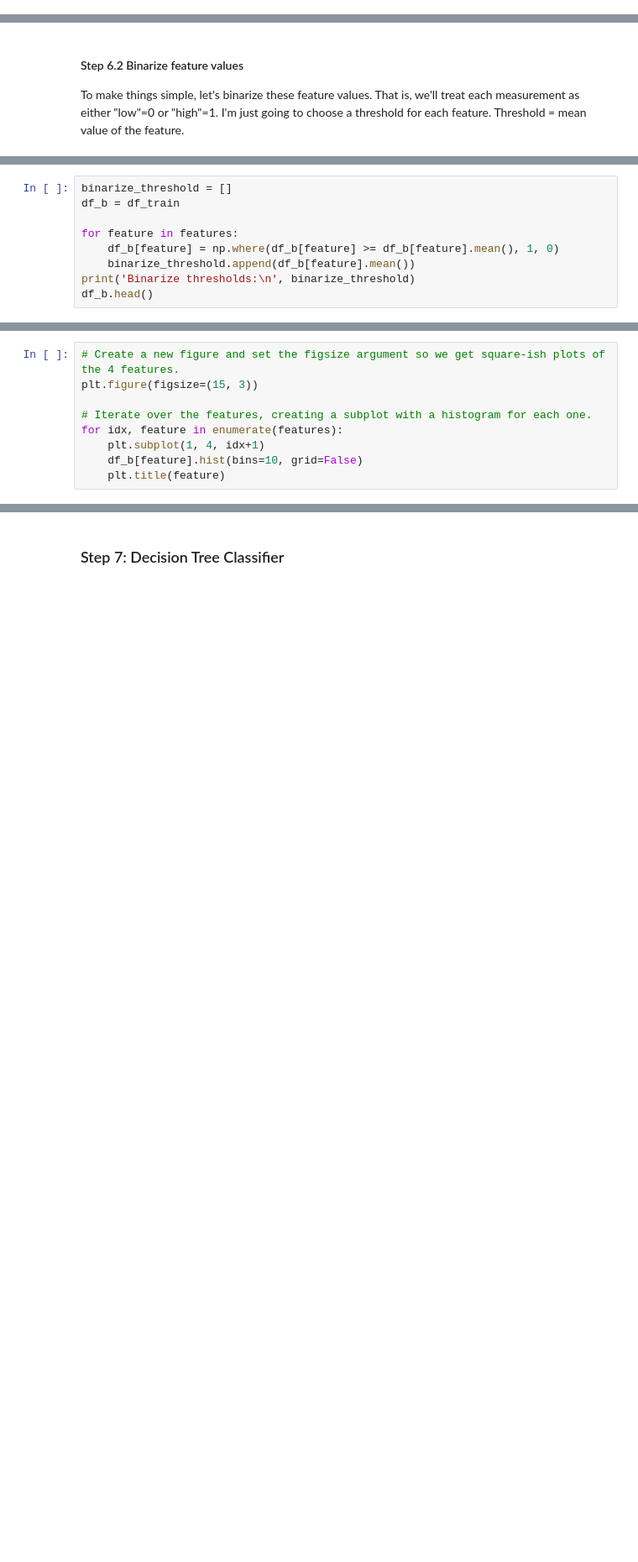
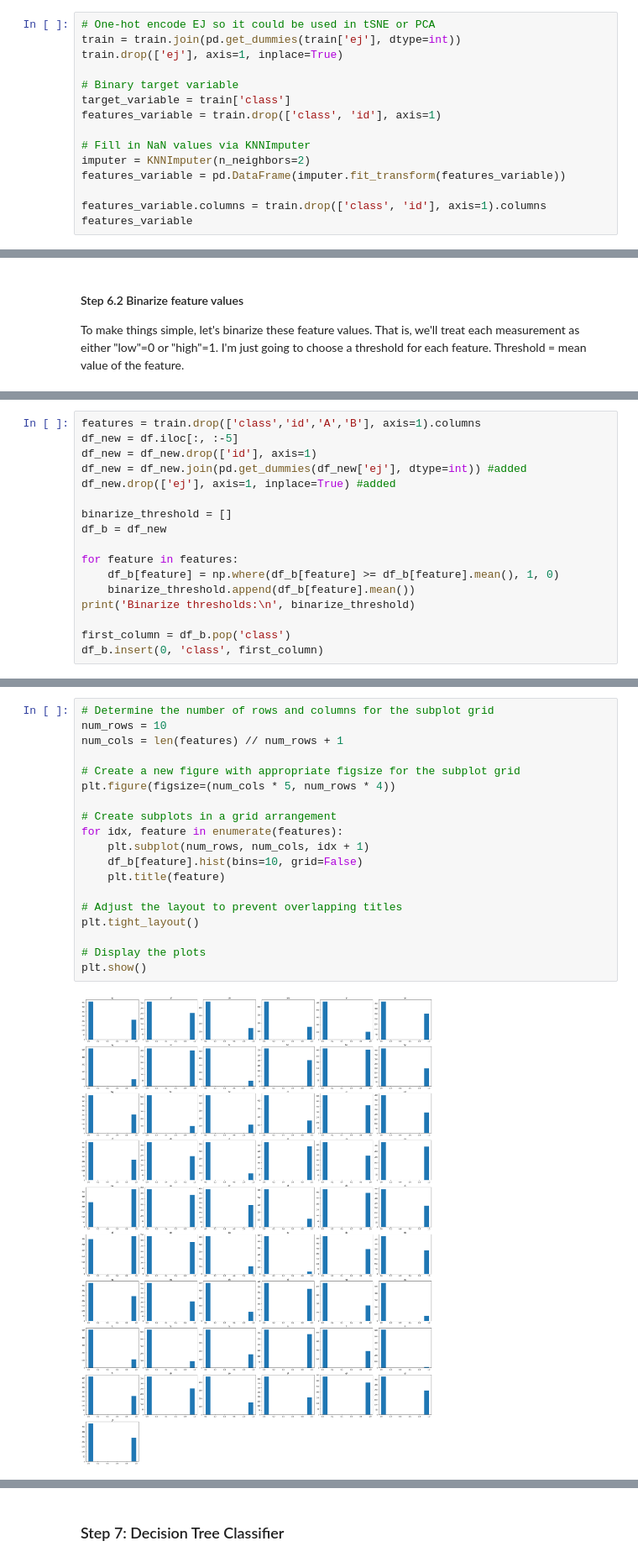
Before and after one commit to rennsport/mids-207-project, a Jupyter notebook: wip/EDA_Megan.ipynb, the cells around one changed output, grey strips where cells are left out. Shown at 84% size. Drawn from its saved outputs; the diff is of its cells as text; blank space fills up the shorter version.

```diff
--- a/wip/EDA_Megan.ipynb
+++ b/wip/EDA_Megan.ipynb
@@ -507,0 +536,15 @@ hm = heatmap(
+# %%
+# One-hot encode EJ so it could be used in tSNE or PCA
+train = train.join(pd.get_dummies(train['ej'], dtype=int))
+train.drop(['ej'], axis=1, inplace=True)
+
+# Binary target variable
+target_variable = train['class']
+features_variable = train.drop(['class', 'id'], axis=1)
+
+# Fill in NaN values via KNNImputer
+imputer = KNNImputer(n_neighbors=2)
+features_variable = pd.DataFrame(imputer.fit_transform(features_variable))
+
+features_variable.columns = train.drop(['class', 'id'], axis=1).columns
+features_variable
@@ -511,9 +672,17 @@ To make things simple, let's binarize these feature values. That is, we'll treat
 # %%
+features = train.drop(['class','id','A','B'], axis=1).columns
+df_new = df.iloc[:, :-5]
+df_new = df_new.drop(['id'], axis=1)
+df_new = df_new.join(pd.get_dummies(df_new['ej'], dtype=int)) #added
+df_new.drop(['ej'], axis=1, inplace=True) #added
+
 binarize_threshold = []
-df_b = df_train
+df_b = df_new
 
 for feature in features:
     df_b[feature] = np.where(df_b[feature] >= df_b[feature].mean(), 1, 0)
     binarize_threshold.append(df_b[feature].mean())
 print('Binarize thresholds:\n', binarize_threshold)
-df_b.head()
+
+first_column = df_b.pop('class')
+df_b.insert(0, 'class', first_column)
@@ -520,9 +692,21 @@ df_b.head()
 # %%
-# Create a new figure and set the figsize argument so we get square-ish plots of the 4 features.
-plt.figure(figsize=(15, 3))
+# Determine the number of rows and columns for the subplot grid
+num_rows = 10
+num_cols = len(features) // num_rows + 1
 
-# Iterate over the features, creating a subplot with a histogram for each one.
+# Create a new figure with appropriate figsize for the subplot grid
+plt.figure(figsize=(num_cols * 5, num_rows * 4))
+
+# Create subplots in a grid arrangement
 for idx, feature in enumerate(features):
-    plt.subplot(1, 4, idx+1)
+    plt.subplot(num_rows, num_cols, idx + 1)
     df_b[feature].hist(bins=10, grid=False)
     plt.title(feature)
+
+# Adjust the layout to prevent overlapping titles
+plt.tight_layout()
+
+# Display the plots
+plt.show()
+# %% [output]
+[figure, added]
```
Also changed, not shown: parts of 30 cells of this notebook.
